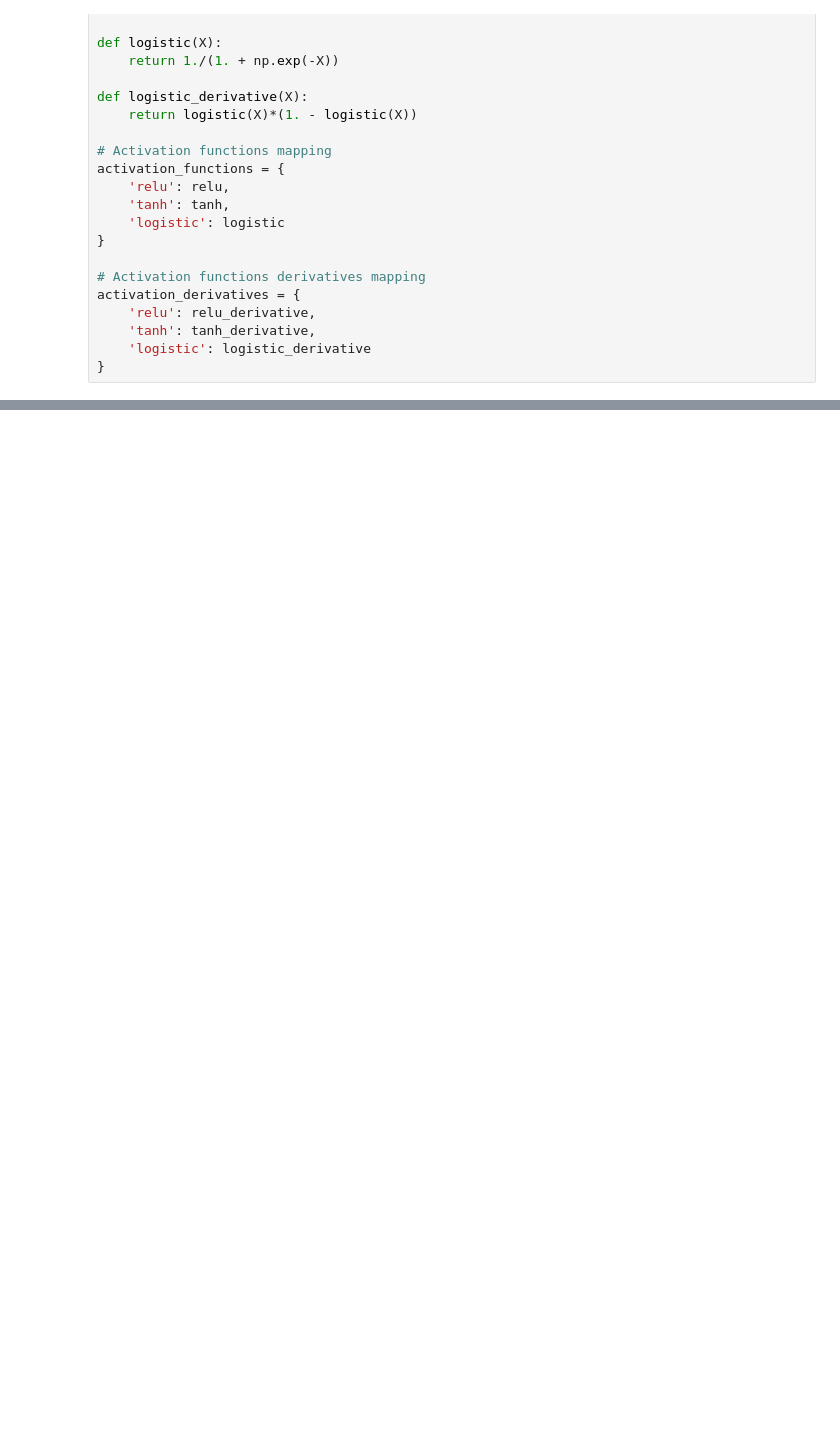
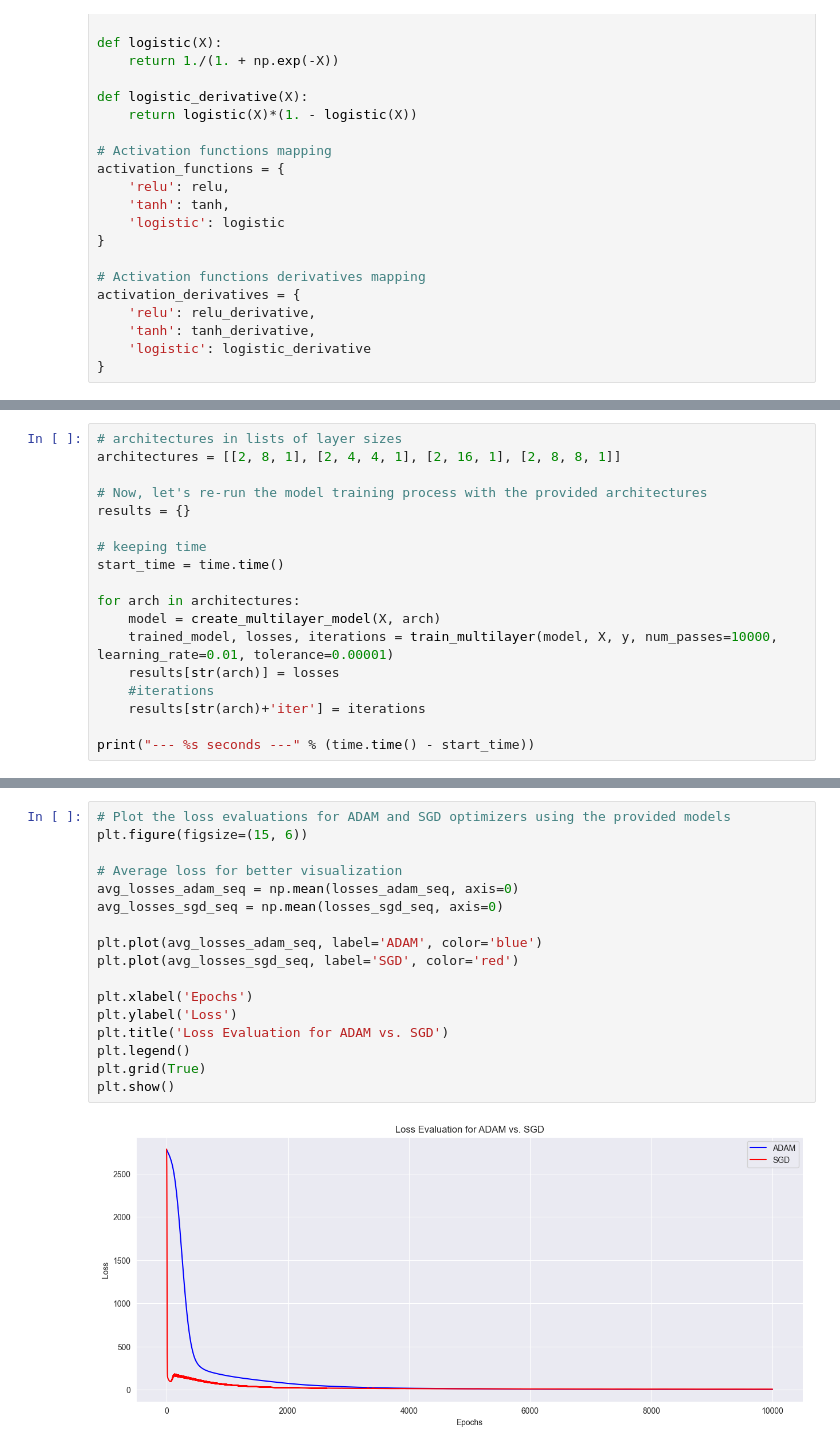
Before and after one commit to jshim0978/KU_NN, a Jupyter notebook: a2/threelayer.ipynb, the cells around one changed output, grey strips where cells are left out. Drawn from its saved outputs; the diff is of its cells as text; blank space fills up the shorter version.

```diff
--- a/a2/threelayer.ipynb
+++ b/a2/threelayer.ipynb
@@ -411,0 +576,18 @@ Three Layer Loss after iteration 56000: 2.1171725490746214
+# %%
+# architectures in lists of layer sizes
+architectures = [[2, 8, 1], [2, 4, 4, 1], [2, 16, 1], [2, 8, 8, 1]]
+
+# Now, let's re-run the model training process with the provided architectures
+results = {}
+
+# keeping time
+start_time = time.time()
+
+for arch in architectures:
+    model = create_multilayer_model(X, arch)
+    trained_model, losses, iterations = train_multilayer(model, X, y, num_passes=10000, learning_rate=0.01, tolerance=0.00001)
+    results[str(arch)] = losses
+    #iterations
+    results[str(arch)+'iter'] = iterations
+
+print("--- %s seconds ---" % (time.time() - start_time))
@@ -411,0 +755,19 @@ Three Layer Loss after iteration 56000: 2.1171725490746214
+# %%
+# Plot the loss evaluations for ADAM and SGD optimizers using the provided models
+plt.figure(figsize=(15, 6))
+
+# Average loss for better visualization
+avg_losses_adam_seq = np.mean(losses_adam_seq, axis=0)
+avg_losses_sgd_seq = np.mean(losses_sgd_seq, axis=0)
+
+plt.plot(avg_losses_adam_seq, label='ADAM', color='blue')
+plt.plot(avg_losses_sgd_seq, label='SGD', color='red')
+
+plt.xlabel('Epochs')
+plt.ylabel('Loss')
+plt.title('Loss Evaluation for ADAM vs. SGD')
+plt.legend()
+plt.grid(True)
+plt.show()
+# %% [output]
+[figure, added]
```
Also changed, not shown: parts of 20 cells of this notebook.
